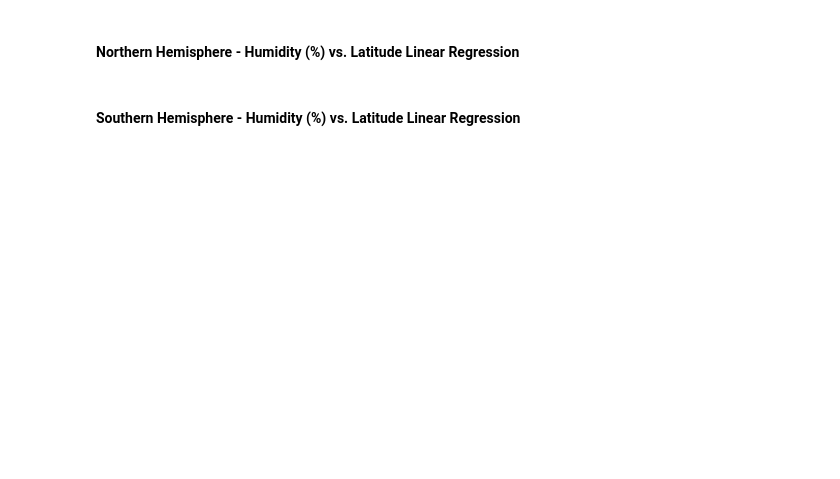
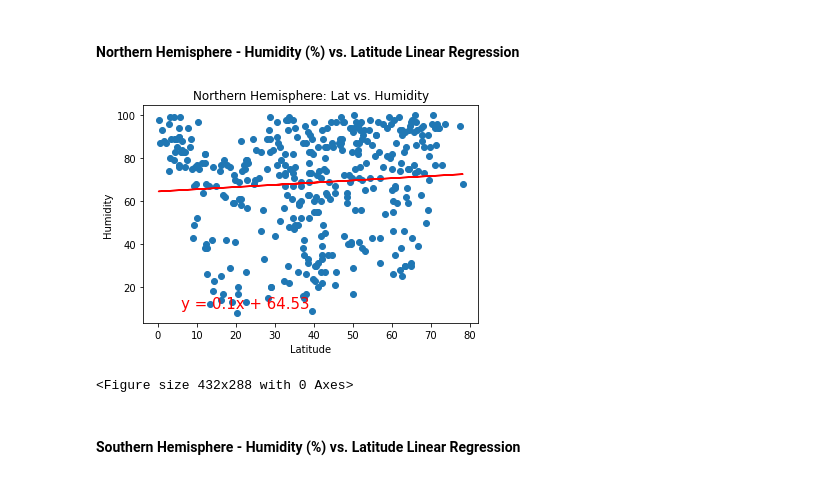
Before and after one commit to melfraas/python-api-challenge, a Jupyter notebook: starter_code/WeatherPy.ipynb, the cells around one changed output. Drawn from its saved outputs; the diff is of its cells as text; code cells hidden in the pictures; blank space fills up the shorter version.

```diff
--- a/starter_code/WeatherPy.ipynb
+++ b/starter_code/WeatherPy.ipynb
@@ -255,4 +279,23 @@ plt.savefig("png")
 # %% [markdown]
 ####  Northern Hemisphere - Humidity (%) vs. Latitude Linear Regression
+# %%
+x_ax=northern['lat']
+humidity=northern['humidity']
+plt.scatter(x_ax, humidity)
+plt.title('Northern Hemisphere: Lat vs. Humidity')
+plt.xlabel('Latitude')
+plt.ylabel('Humidity')
+
+(slope, intercept, rvalue, pvalue, stderr) = linregress(x_ax, humidity)
+regress_values = x_ax * slope + intercept
+line_eq = "y = " + str(round(slope,2)) + "x + " + str(round(intercept,2))
+plt.plot(x_ax,regress_values,"r-")
+plt.annotate(line_eq,(6,10),fontsize=15,color="red")
+
+plt.show()
+plt.savefig("png")
+# %% [output]
+[figure, added]
+<Figure size 432x288 with 0 Axes>
 # %% [markdown]
 ####  Southern Hemisphere - Humidity (%) vs. Latitude Linear Regression
```
Also changed, not shown: parts of 6 cells of this notebook.
